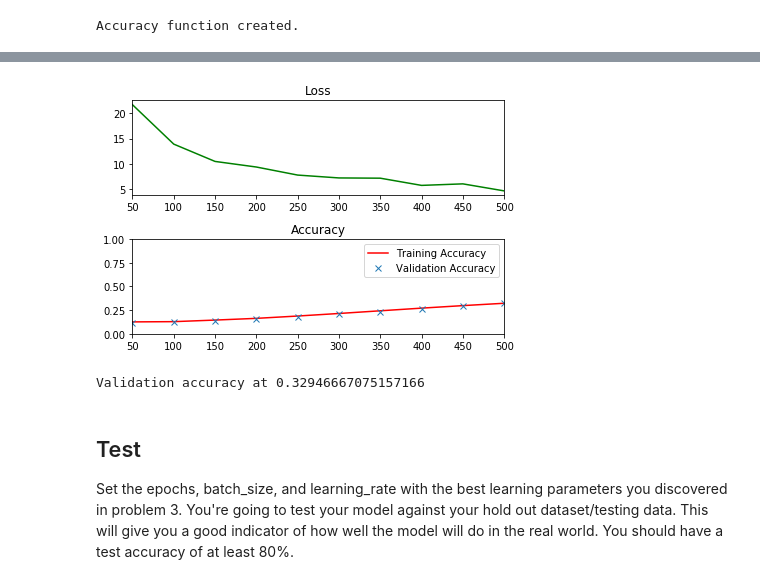
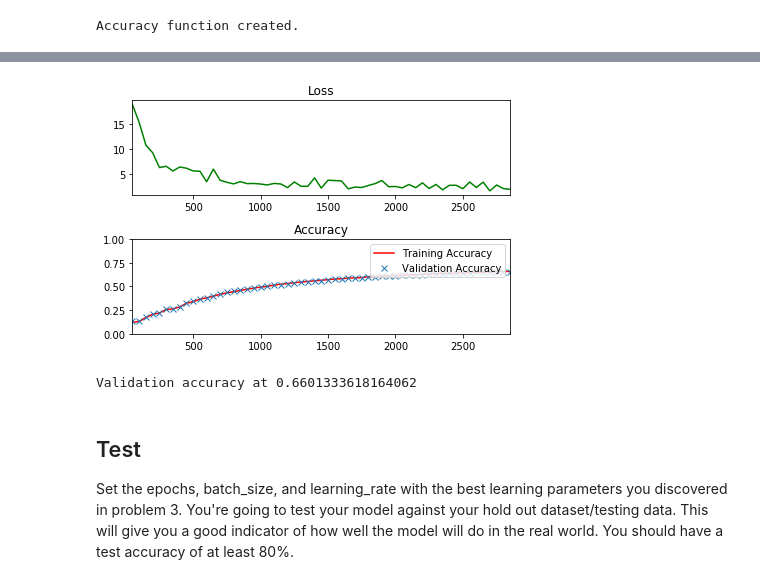
Before and after one commit to saajanis/CarND, a Jupyter notebook: CarND-PreProject2[Eclipse]/TensorFlow-Lab/CarND-TensorFlow-Lab/lab.ipynb, the cells around one changed output, grey strips where cells are left out. Cells and saved outputs as stored; diff of their text form; code cells hidden in the pictures.

Commit message:
AWS tweaking LR, batch and epochs

```diff
--- a/CarND-PreProject2[Eclipse]/TensorFlow-Lab/CarND-TensorFlow-Lab/lab.ipynb
+++ b/CarND-PreProject2[Eclipse]/TensorFlow-Lab/CarND-TensorFlow-Lab/lab.ipynb
@@ -376,7 +373,7 @@ The code will print out a Loss and Accuracy graph, so you can see how well the n
 # Batch
 #"""
 epochs = 1
-batch_size = 300
+batch_size = 50
 learning_rate = 0.01
 #"""
 
@@ -434,35 +431,35 @@ with tf.Session() as session:
                 # Calculate Training and Validation accuracy
                 training_accuracy = session.run(accuracy, feed_dict=train_feed_dict)
                 validation_accuracy = session.run(accuracy, feed_dict=valid_feed_dict)
 
                 # Log batches
                 previous_batch = batches[-1] if batches else 0
                 batches.append(log_batch_step + previous_batch)
                 loss_batch.append(l)
                 train_acc_batch.append(training_accuracy)
                 valid_acc_batch.append(validation_accuracy)
 
         # Check accuracy against Validation data
         validation_accuracy = session.run(accuracy, feed_dict=valid_feed_dict)
 
 loss_plot = plt.subplot(211)
 loss_plot.set_title('Loss')
 loss_plot.plot(batches, loss_batch, 'g')
 loss_plot.set_xlim([batches[0], batches[-1]])
 acc_plot = plt.subplot(212)
 acc_plot.set_title('Accuracy')
 acc_plot.plot(batches, train_acc_batch, 'r', label='Training Accuracy')
 acc_plot.plot(batches, valid_acc_batch, 'x', label='Validation Accuracy')
 acc_plot.set_ylim([0, 1.0])
 acc_plot.set_xlim([batches[0], batches[-1]])
 acc_plot.legend(loc=1)
 plt.tight_layout()
 plt.show()
 
 print('Validation accuracy at {}'.format(validation_accuracy))
 # %% [output]
-[figure, old version]
+[figure, new version]
-Validation accuracy at 0.32946667075157166
+Validation accuracy at 0.6601333618164062
 # %% [markdown]
 ## Test
 Set the epochs, batch_size, and learning_rate with the best learning parameters you discovered in problem 3.  You're going to test your model against your hold out dataset/testing data.  This will give you a good indicator of how well the model will do in the real world.  You should have a test accuracy of at least 80%.
```
Also changed, not shown: parts of 3 cells of this notebook.
